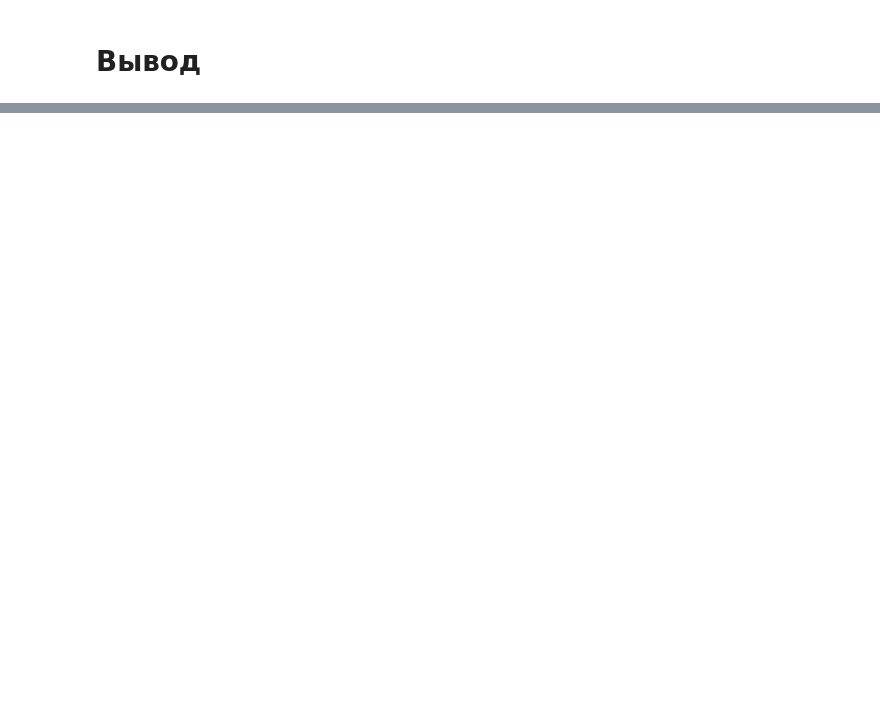
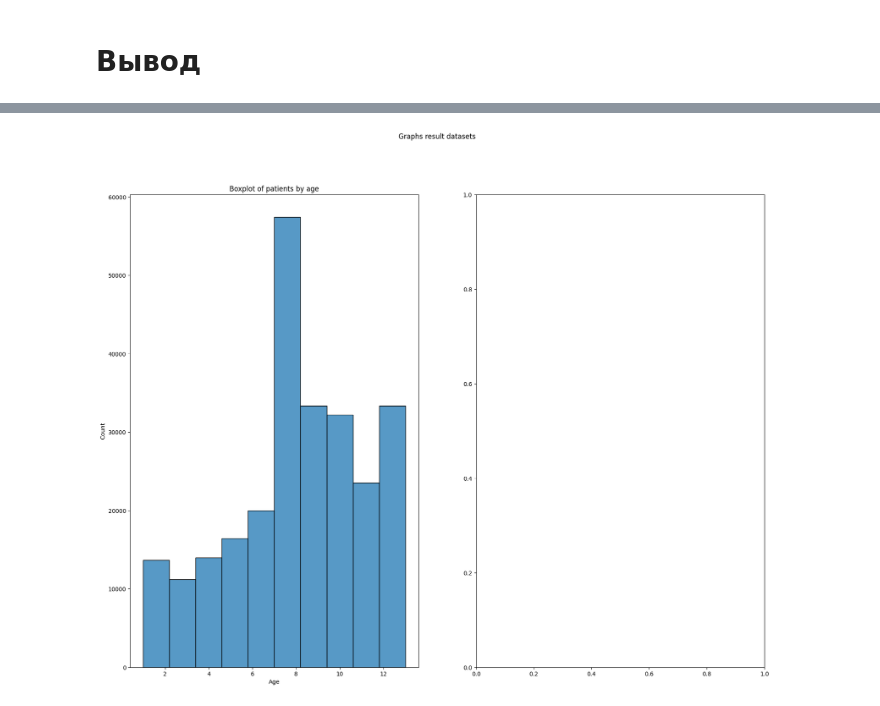
Before and after one commit to stileff/sf_pj_cleaning_data, a Jupyter notebook: pj_cleaning_data.ipynb, the cells around one changed output, grey strips where cells are left out. Cells and saved outputs as stored; diff of their text form; code cells hidden in the pictures; blank space fills up the shorter version.

```diff
--- a/pj_cleaning_data.ipynb
+++ b/pj_cleaning_data.ipynb
@@ -194,0 +247,25 @@ draw_graph_compare(diabets_data, df_clean)
+# %%
+# Добавим колонку HighBP в объединенный датасет 1 и 2
+# Считаем, что показатель BloodPressure больше 90 соответствует высокому кровянному давлению
+df_clean['HighBP'] = df_clean['BloodPressure'].apply(lambda x: 1 if x >= 90 else 0)
+
+# Добавим в датасет health_indicators_data колонку наличия диабета Diabetes
+health_indicators_data['Diabetes'] = health_indicators_data['Diabetes_012'].apply(lambda x: 1 if x == 2 else 0)
+
+# Исправим значения колонки 'Sex' в health_indicators_data
+df_clean['Sex'] = df_clean['Sex'].apply(lambda x: 1 if x == 'M' else 0)
+
+# Заменим значение возраста на возрастную категорию в объединенном датасете
+change_age_category(df_clean)
+
+# Преобразуем тип столбцов HighBP, Age, в датасете health_indicators_data в тим int64
+# Словарь содержит наименование колонки и тип данных
+dict_col_type = {'HighBP': 'int64', 'Age': 'int64'}
+# Вызываем функцию data_type_edit для преобразования типа колонки
+data_type_edit(health_indicators_data, dict_col_type)
+
+# Объединяем два датасета и удаляем колонки, которые не присутствуют в обоих датасетах
+df_result = concat_and_drop(df_clean, health_indicators_data)
+
+# Проверяем наличие пустых значений
+df_result.info()
@@ -194,0 +300,22 @@ draw_graph_compare(diabets_data, df_clean)
+# %%
+# Функция которая строит графики для итогового датасета
+def draw_graph_result(data: object) -> None:
+    """draw_graph_result позволяет построить графики для результирующего датасета
+
+    Args:
+        data (object): DataFrame с итоговой выборкой данных
+    """
+    data_sort = data[data['Diabetes'] == 1]
+
+    fig, axes = plt.subplots(1, 2, figsize=(20,15))
+
+    fig.suptitle('Graphs result datasets')
+
+    # Построим коробочные диаграммы возрастов в выборке обоих датасетов
+    # Слева: датасет 1. Справа: датасет 1+2
+    sns.histplot(data=data, x='Age', bins=10, ax=axes[0]);
+    axes[0].set_title('Boxplot of patients by age')
+
+draw_graph_result(df_result)
+# %% [output]
+[figure, added]
```
Also changed, not shown: parts of 7 cells of this notebook.
